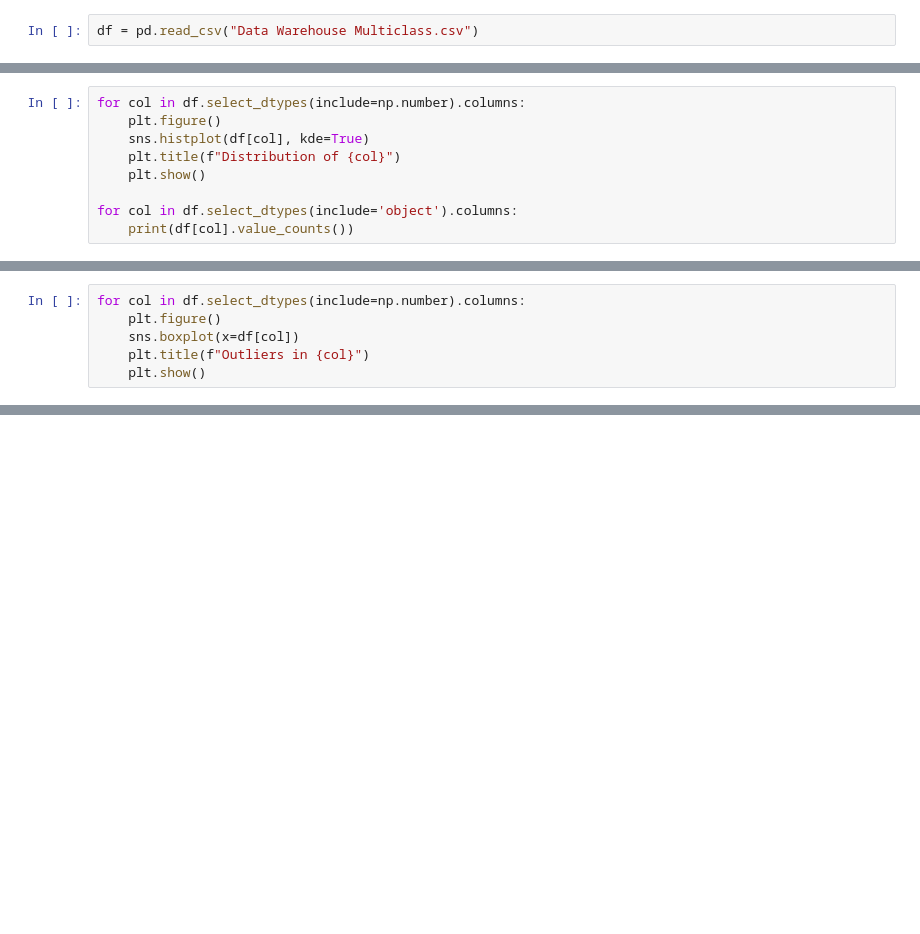
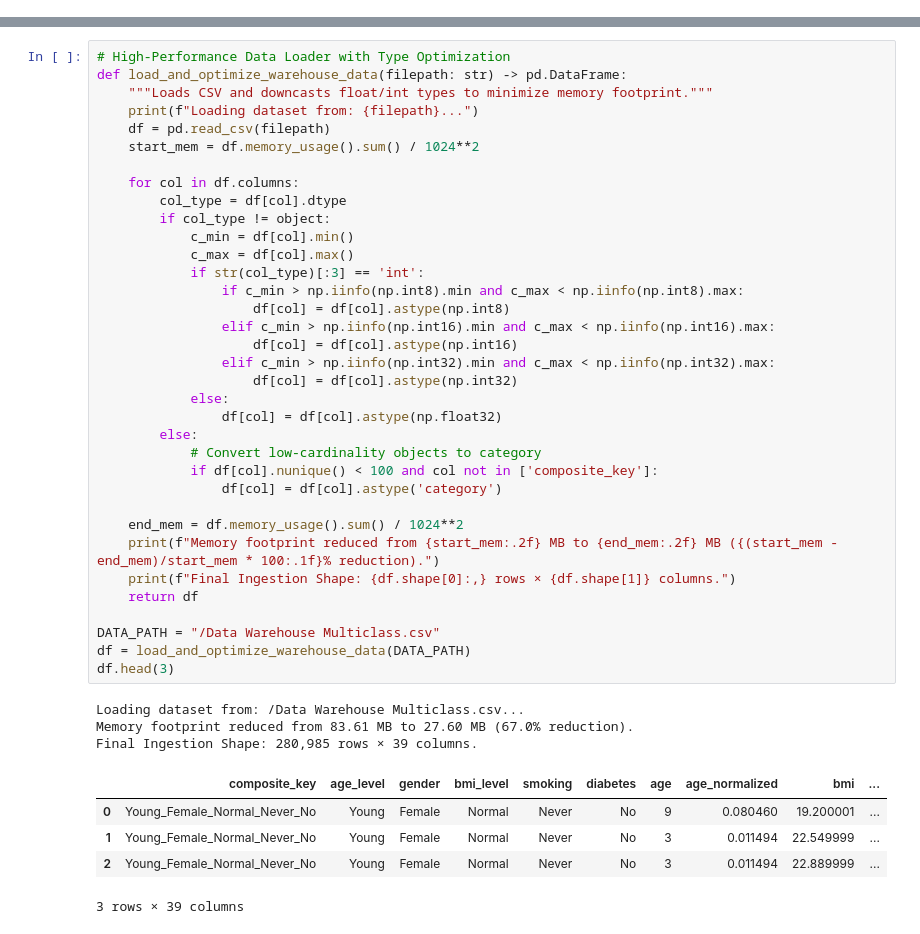
Before and after one commit to amulyagavankar20-glitch/Data_Warehouse_Multiclass, a Jupyter notebook: Eda.ipynb, the cells around one changed output, grey strips where cells are left out. Drawn from its saved outputs; the diff is of its cells as text; blank space fills up the shorter version.

```diff
--- a/Eda.ipynb
+++ b/Eda.ipynb
@@ -6,2 +0,0 @@ import seaborn as sns
-# %%
-df = pd.read_csv("Data Warehouse Multiclass.csv")
@@ -122,9 +0,0 @@ np.int64(2284)
-# %%
-for col in df.select_dtypes(include=np.number).columns:
-    plt.figure()
-    sns.histplot(df[col], kde=True)
-    plt.title(f"Distribution of {col}")
-    plt.show()
-
-for col in df.select_dtypes(include='object').columns:
-    print(df[col].value_counts())
@@ -145,6 +0,0 @@ for col in df.select_dtypes(include='object').columns:
-# %%
-for col in df.select_dtypes(include=np.number).columns:
-    plt.figure()
-    sns.boxplot(x=df[col])
-    plt.title(f"Outliers in {col}")
-    plt.show()
@@ -164,0 +52,44 @@ for col in df.select_dtypes(include=np.number).columns:
+# %%
+# High-Performance Data Loader with Type Optimization
+def load_and_optimize_warehouse_data(filepath: str) -> pd.DataFrame:
+    """Loads CSV and downcasts float/int types to minimize memory footprint."""
+    print(f"Loading dataset from: {filepath}...")
+    df = pd.read_csv(filepath)
+    start_mem = df.memory_usage().sum() / 1024**2
+
+    for col in df.columns:
+        col_type = df[col].dtype
+        if col_type != object:
+            c_min = df[col].min()
+            c_max = df[col].max()
+            if str(col_type)[:3] == 'int':
+                if c_min > np.iinfo(np.int8).min and c_max < np.iinfo(np.int8).max:
+                    df[col] = df[col].astype(np.int8)
+                elif c_min > np.iinfo(np.int16).min and c_max < np.iinfo(np.int16).max:
+                    df[col] = df[col].astype(np.int16)
+                elif c_min > np.iinfo(np.int32).min and c_max < np.iinfo(np.int32).max:
+                    df[col] = df[col].astype(np.int32)
+            else:
+                df[col] = df[col].astype(np.float32)
+        else:
+            # Convert low-cardinality objects to category
+            if df[col].nunique() < 100 and col not in ['composite_key']:
+                df[col] = df[col].astype('category')
+
+    end_mem = df.memory_usage().sum() / 1024**2
+    print(f"Memory footprint reduced from {start_mem:.2f} MB to {end_mem:.2f} MB ({(start_mem - end_mem)/start_mem * 100:.1f}% reduction).")
+    print(f"Final Ingestion Shape: {df.shape[0]:,} rows × {df.shape[1]} columns.")
+    return df
+
+DATA_PATH = "/Data Warehouse Multiclass.csv"
+df = load_and_optimize_warehouse_data(DATA_PATH)
+df.head(3)
+# %% [output]
+Loading dataset from: /Data Warehouse Multiclass.csv...
+Memory footprint reduced from 83.61 MB to 27.60 MB (67.0% reduction).
+Final Ingestion Shape: 280,985 rows × 39 columns.
+|  | composite_key | age_level | gender | bmi_level | smoking | diabetes | age | age_normalized | bmi | ... |
+| 0 | Young_Female_Normal_Never_No | Young | Female | Normal | Never | No | 9 | 0.080460 | 19.200001 | ... |
+| 1 | Young_Female_Normal_Never_No | Young | Female | Normal | Never | No | 3 | 0.011494 | 22.549999 | ... |
+| 2 | Young_Female_Normal_Never_No | Young | Female | Normal | Never | No | 3 | 0.011494 | 22.889999 | ... |
+3 rows × 39 columns
```
Also changed, not shown: parts of 32 cells of this notebook, 5 other files.
